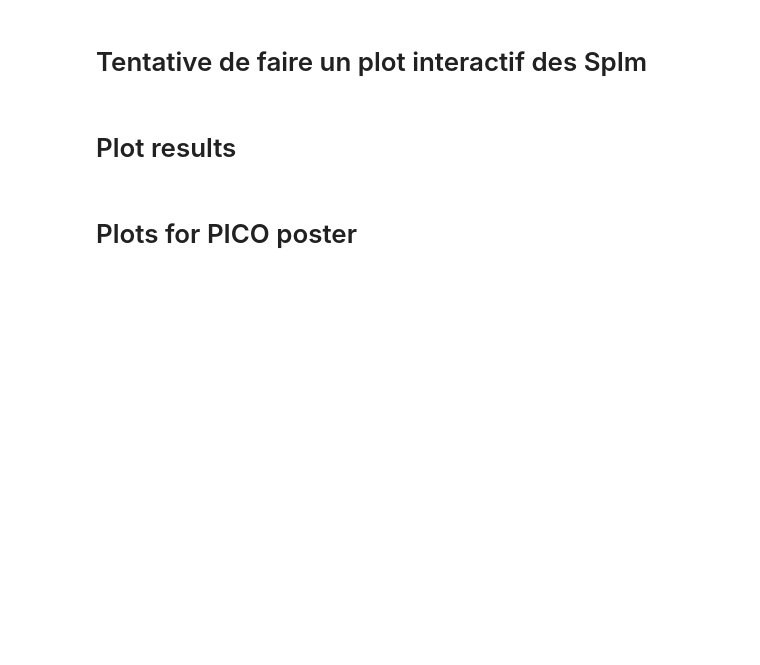
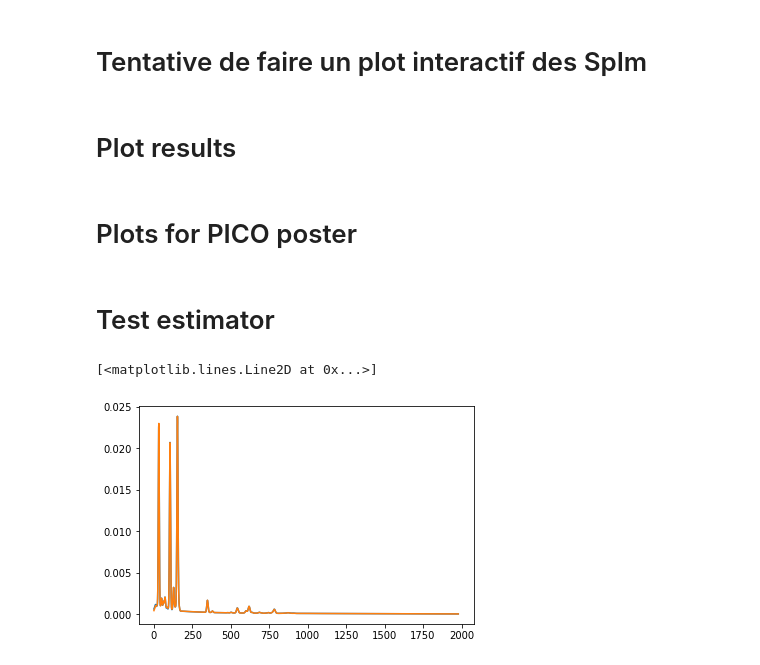
Before and after one commit to adriente/espm, a Jupyter notebook: notebooks/old/AT_testing.ipynb, the cells around one changed output. Drawn from its saved outputs; the diff is of its cells as text; code cells hidden in the pictures; blank space fills up the shorter version.

```diff
--- a/notebooks/old/AT_testing.ipynb
+++ b/notebooks/old/AT_testing.ipynb
@@ -278,3 +278,5 @@ filename = "dummy.json"
 with open(filename, "w") as f:
             json.dump(table, f, indent=4)
             json.dump(cs,f,indent=4)
+# %% [markdown]
+# Test estimator
@@ -280,0 +378,6 @@ with open(filename, "w") as f:
+# %%
+plt.plot((G@P).T[0])
+plt.plot(D.T[0])
+# %% [output]
+[<matplotlib.lines.Line2D at 0x...>]
+[figure, added]
```
Also changed, not shown: parts of 4 cells of this notebook, 11 other files.
